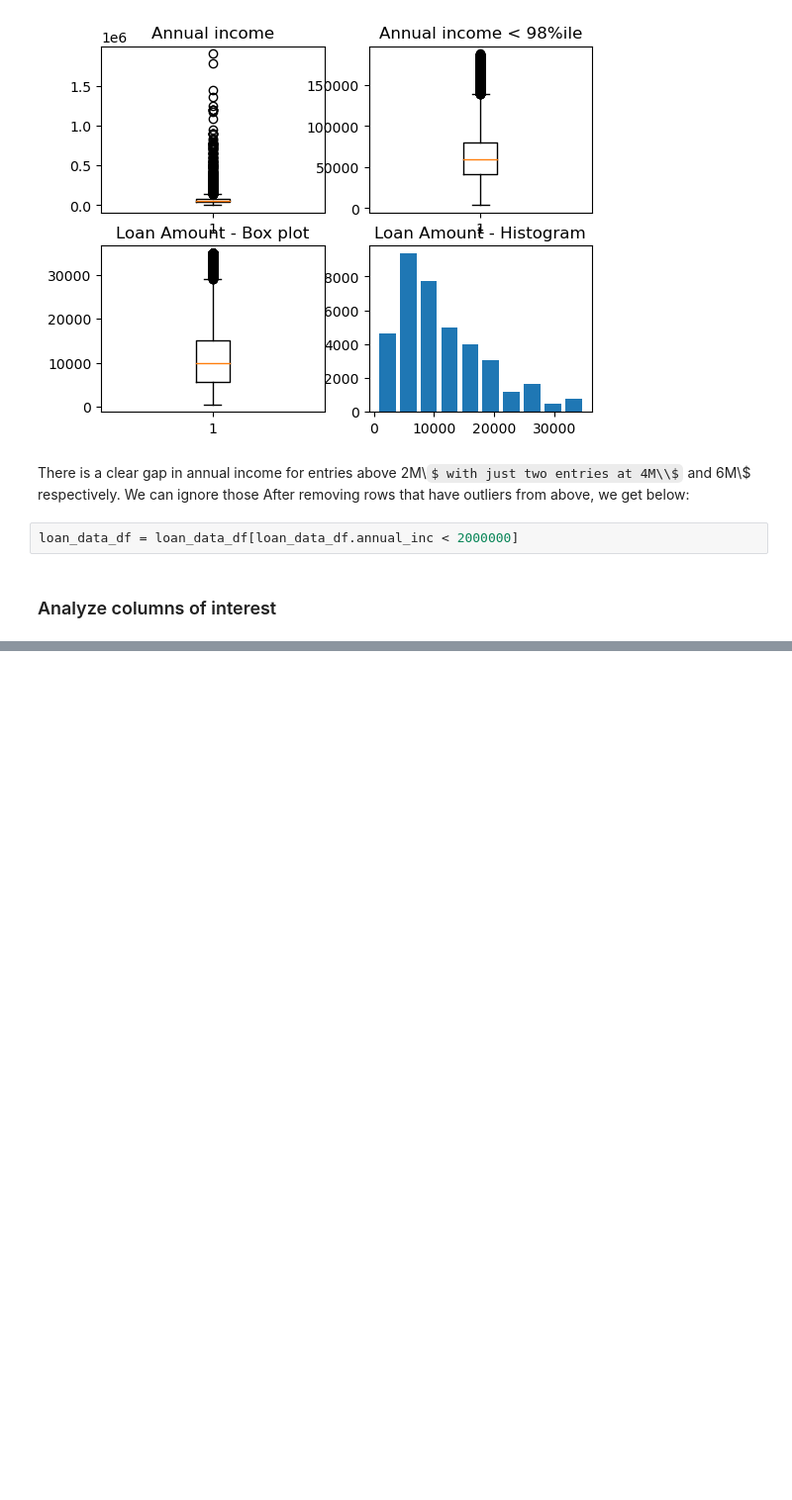
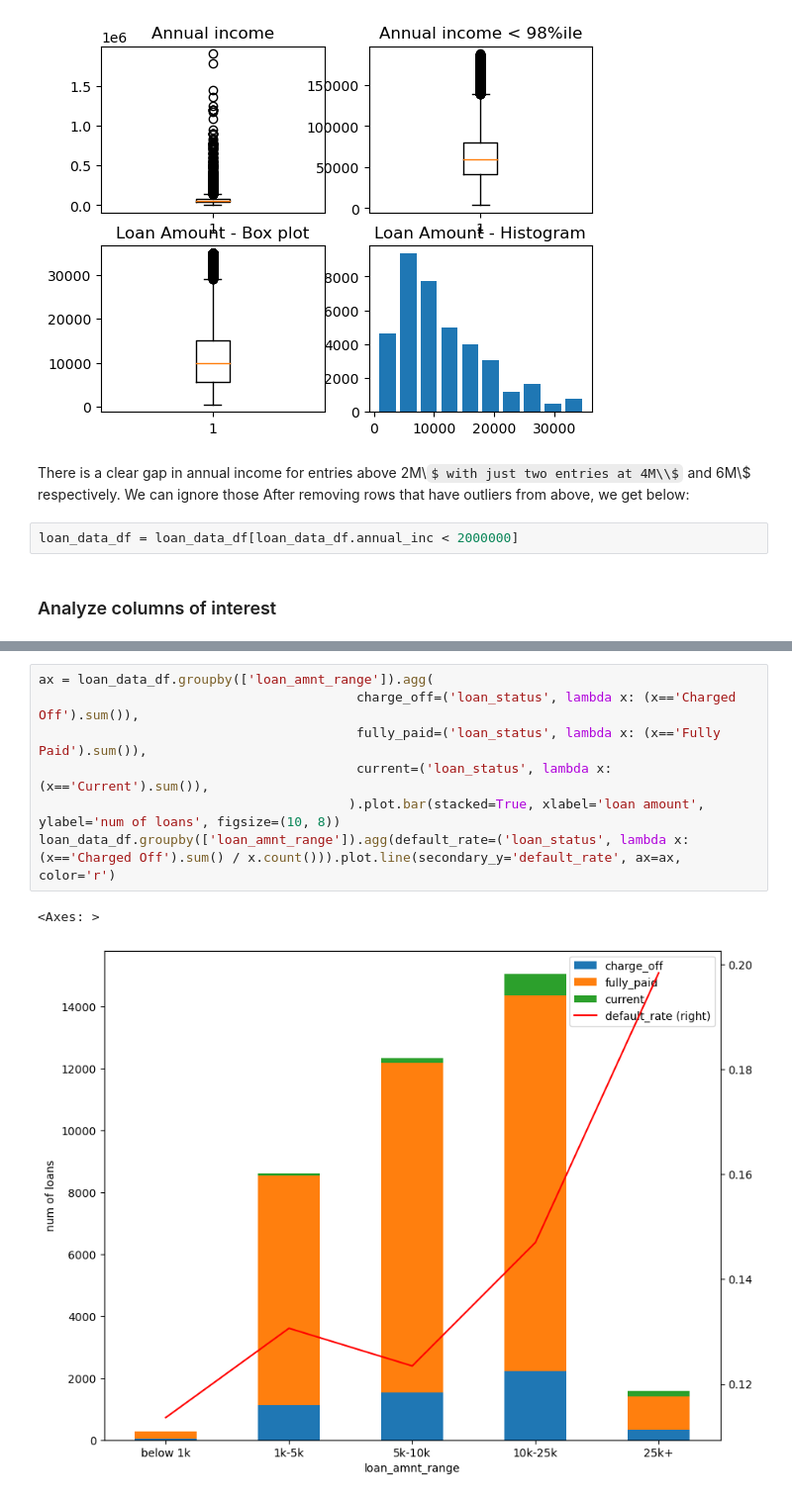
Before and after one commit to maniteja6799/lending_club_eda, a Jupyter notebook: CaseStudy_Loans_EDA.ipynb, the cells around one changed output, grey strips where cells are left out. Shown at 99% size. Drawn from its saved outputs; the diff is of its cells as text; some formulas as TeX source; blank space fills up the shorter version.

```diff
--- a/CaseStudy_Loans_EDA.ipynb
+++ b/CaseStudy_Loans_EDA.ipynb
@@ -318,0 +365,10 @@ Name: loan_amnt, dtype: int64
+# %%
+ax = loan_data_df.groupby(['loan_amnt_range']).agg(
+                                         charge_off=('loan_status', lambda x: (x=='Charged Off').sum()),
+                                         fully_paid=('loan_status', lambda x: (x=='Fully Paid').sum()),
+                                         current=('loan_status', lambda x: (x=='Current').sum()),
+                                        ).plot.bar(stacked=True, xlabel='loan amount', ylabel='num of loans', figsize=(10, 8))
+loan_data_df.groupby(['loan_amnt_range']).agg(default_rate=('loan_status', lambda x: (x=='Charged Off').sum() / x.count())).plot.line(secondary_y='default_rate', ax=ax, color='r')
+# %% [output]
+<Axes: >
+[figure, added]
```
Also changed, not shown: parts of 14 cells of this notebook.
